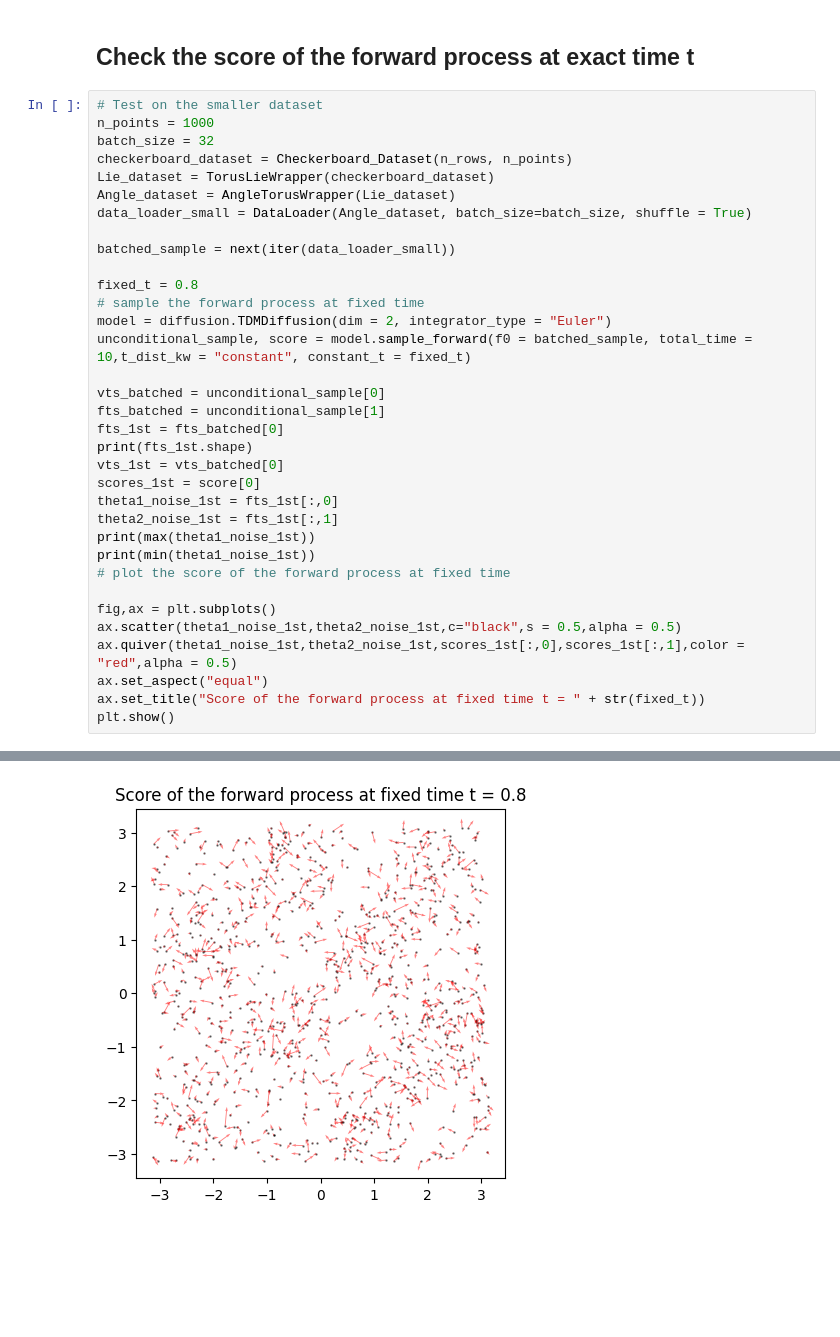
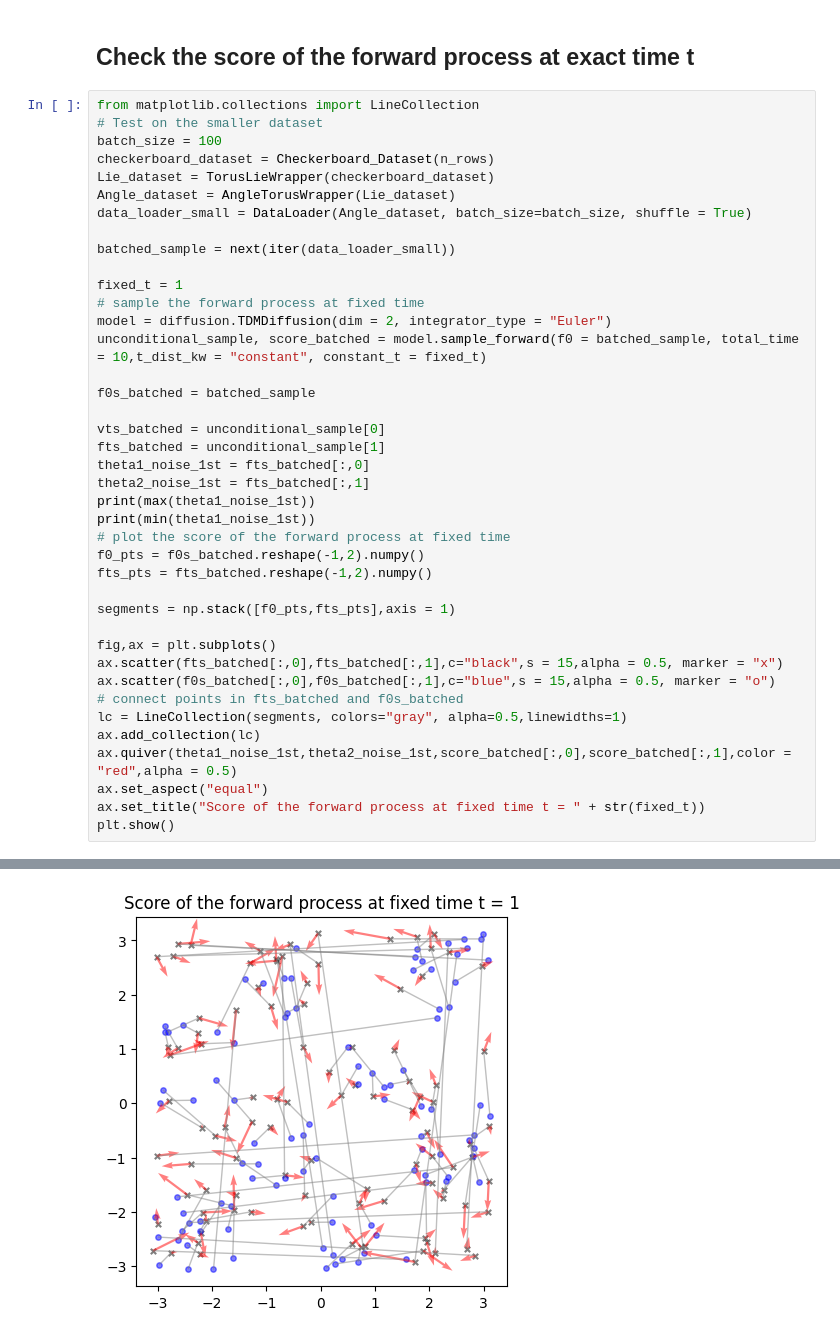
Before and after one commit to MateosCz/diffusion-playground, a Jupyter notebook: checkerboard_analysis.ipynb, the cells around one changed output, grey strips where cells are left out. Saved outputs shown, nothing was run; the diff lists cells and outputs as text; blank space fills up the shorter version.

```diff
--- a/checkerboard_analysis.ipynb
+++ b/checkerboard_analysis.ipynb
@@ -159,36 +175,42 @@ plt.show()
 # %% [markdown]
 ## Check the score of the forward process at exact time t
 # %%
+from matplotlib.collections import LineCollection
 # Test on the smaller dataset
-n_points = 1000
-batch_size = 32
-checkerboard_dataset = Checkerboard_Dataset(n_rows, n_points)
+batch_size = 100
+checkerboard_dataset = Checkerboard_Dataset(n_rows)
 Lie_dataset = TorusLieWrapper(checkerboard_dataset)
 Angle_dataset = AngleTorusWrapper(Lie_dataset)
 data_loader_small = DataLoader(Angle_dataset, batch_size=batch_size, shuffle = True)
 
 batched_sample = next(iter(data_loader_small))
 
-fixed_t = 0.8
+fixed_t = 1
 # sample the forward process at fixed time
 model = diffusion.TDMDiffusion(dim = 2, integrator_type = "Euler")
-unconditional_sample, score = model.sample_forward(f0 = batched_sample, total_time = 10,t_dist_kw = "constant", constant_t = fixed_t)
+unconditional_sample, score_batched = model.sample_forward(f0 = batched_sample, total_time = 10,t_dist_kw = "constant", constant_t = fixed_t)
+
+f0s_batched = batched_sample
 
 vts_batched = unconditional_sample[0]
 fts_batched = unconditional_sample[1]
-fts_1st = fts_batched[0]
-print(fts_1st.shape)
-vts_1st = vts_batched[0]
-scores_1st = score[0]
-theta1_noise_1st = fts_1st[:,0]
-theta2_noise_1st = fts_1st[:,1]
+theta1_noise_1st = fts_batched[:,0]
+theta2_noise_1st = fts_batched[:,1]
 print(max(theta1_noise_1st))
 print(min(theta1_noise_1st))
 # plot the score of the forward process at fixed time
+f0_pts = f0s_batched.reshape(-1,2).numpy()
+fts_pts = fts_batched.reshape(-1,2).numpy()
+
+segments = np.stack([f0_pts,fts_pts],axis = 1)
 
 fig,ax = plt.subplots()
-ax.scatter(theta1_noise_1st,theta2_noise_1st,c="black",s = 0.5,alpha = 0.5)
-ax.quiver(theta1_noise_1st,theta2_noise_1st,scores_1st[:,0],scores_1st[:,1],color = "red",alpha = 0.5)
+ax.scatter(fts_batched[:,0],fts_batched[:,1],c="black",s = 15,alpha = 0.5, marker = "x")
+ax.scatter(f0s_batched[:,0],f0s_batched[:,1],c="blue",s = 15,alpha = 0.5, marker = "o")
+# connect points in fts_batched and f0s_batched
+lc = LineCollection(segments, colors="gray", alpha=0.5,linewidths=1)
+ax.add_collection(lc)
+ax.quiver(theta1_noise_1st,theta2_noise_1st,score_batched[:,0],score_batched[:,1],color = "red",alpha = 0.5)
 ax.set_aspect("equal")
 ax.set_title("Score of the forward process at fixed time t = " + str(fixed_t))
 plt.show()
@@ -199,2 +220,2 @@ tensor(-3.1284)
-[figure, old version]
+[figure, new version]
 # %%
```
Also changed, not shown: parts of 15 cells of this notebook, 7 other files.
